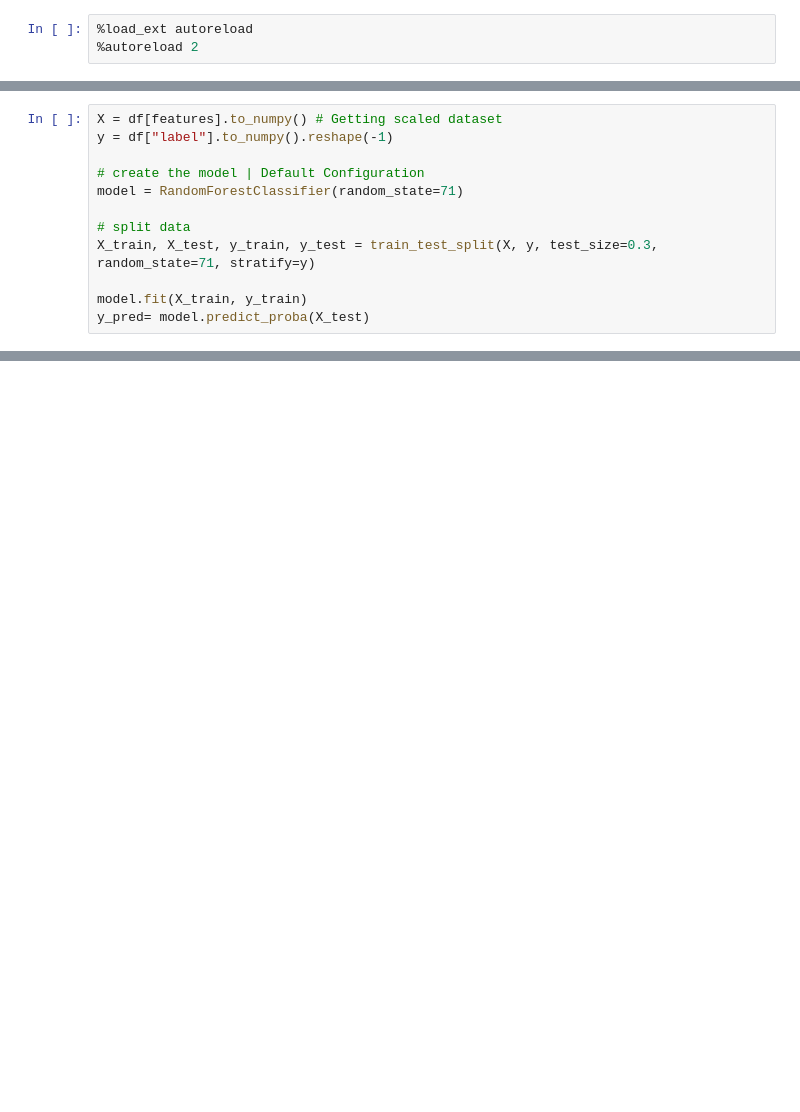
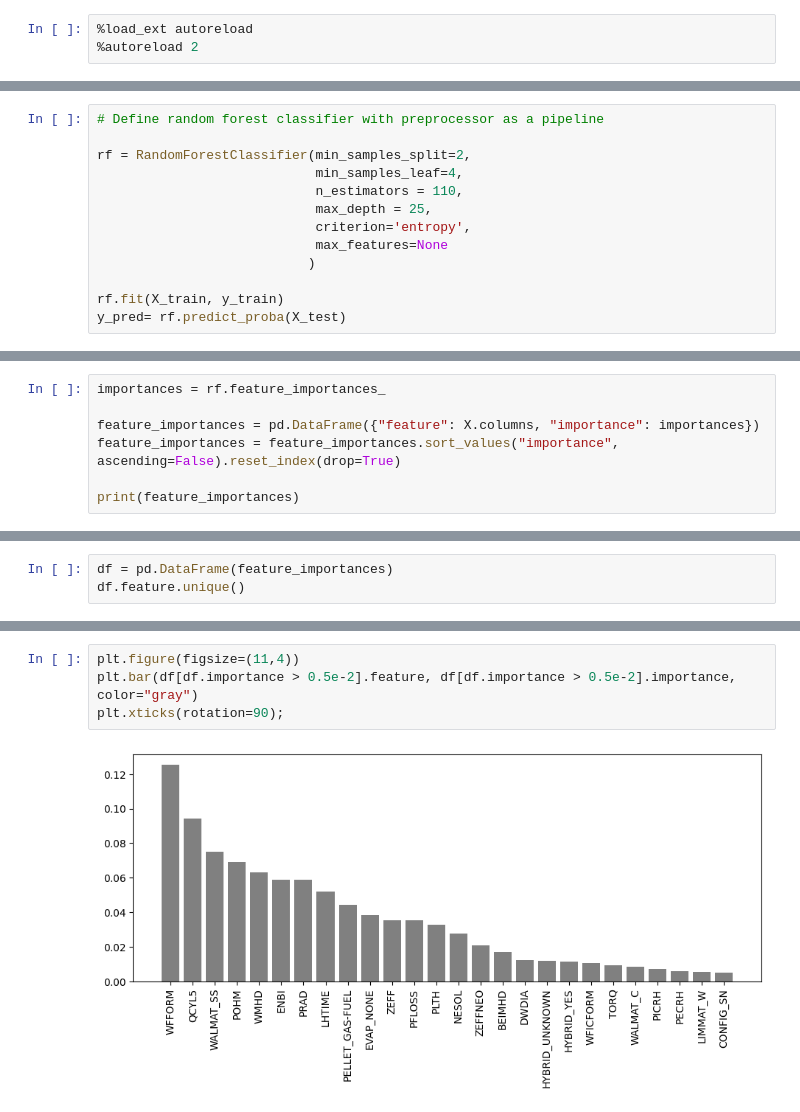
Before and after one commit to Chinnasf/FUSION-EP-Master-Thesis, a Jupyter notebook: Classification/RF.ipynb, the cells around one changed output, grey strips where cells are left out. Cells and saved outputs as stored; diff of their text form; blank space fills up the shorter version.

Commit message:
progress in random forest tuning

```diff
--- a/Classification/RF.ipynb
+++ b/Classification/RF.ipynb
@@ -130,3 +144,16 @@ y_pred= model.predict_proba(X_test)
+# %%
+# Define random forest classifier with preprocessor as a pipeline
+
+rf = RandomForestClassifier(min_samples_split=2,
+                            min_samples_leaf=4,
+                            n_estimators = 110,
+                            max_depth = 25,
+                            criterion='entropy',
+                            max_features=None
+                           )
+
+rf.fit(X_train, y_train)
+y_pred= rf.predict_proba(X_test)
 # %%
 plt.figure(figsize=(5,4))
 
@@ -167,12 +181,0 @@ df = df.dropna()
-# %%
-X = df[features].to_numpy() # Getting scaled dataset
-y = df["label"].to_numpy().reshape(-1)
-
-# create the model | Default Configuration
-model = RandomForestClassifier(random_state=71)
-
-# split data
-X_train, X_test, y_train, y_test = train_test_split(X, y, test_size=0.3, random_state=71, stratify=y)
-
-model.fit(X_train, y_train)
-y_pred= model.predict_proba(X_test)
@@ -211,0 +188,7 @@ Primero, me puse a contar la presencia de todos los IDs en la parte baja de la c
+# %%
+importances = rf.feature_importances_
+
+feature_importances = pd.DataFrame({"feature": X.columns, "importance": importances})
+feature_importances = feature_importances.sort_values("importance", ascending=False).reset_index(drop=True)
+
+print(feature_importances)
@@ -211,0 +210,3 @@ Primero, me puse a contar la presencia de todos los IDs en la parte baja de la c
+# %%
+df = pd.DataFrame(feature_importances)
+df.feature.unique()
@@ -211,0 +231,6 @@ Primero, me puse a contar la presencia de todos los IDs en la parte baja de la c
+# %%
+plt.figure(figsize=(11,4))
+plt.bar(df[df.importance > 0.5e-2].feature, df[df.importance > 0.5e-2].importance, color="gray")
+plt.xticks(rotation=90);
+# %% [output]
+[figure, added]
```
Also changed, not shown: parts of 33 cells of this notebook, 4 other files.
